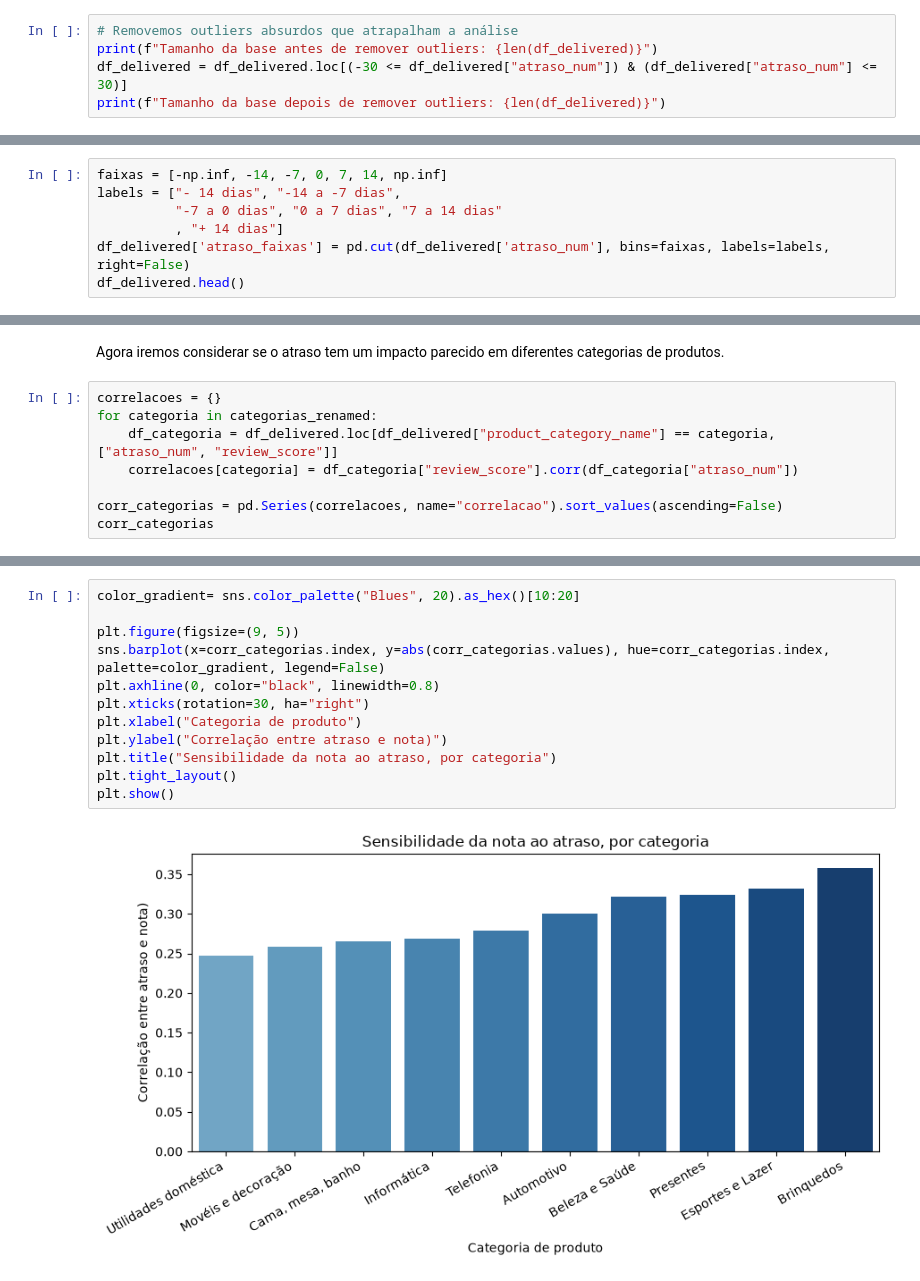
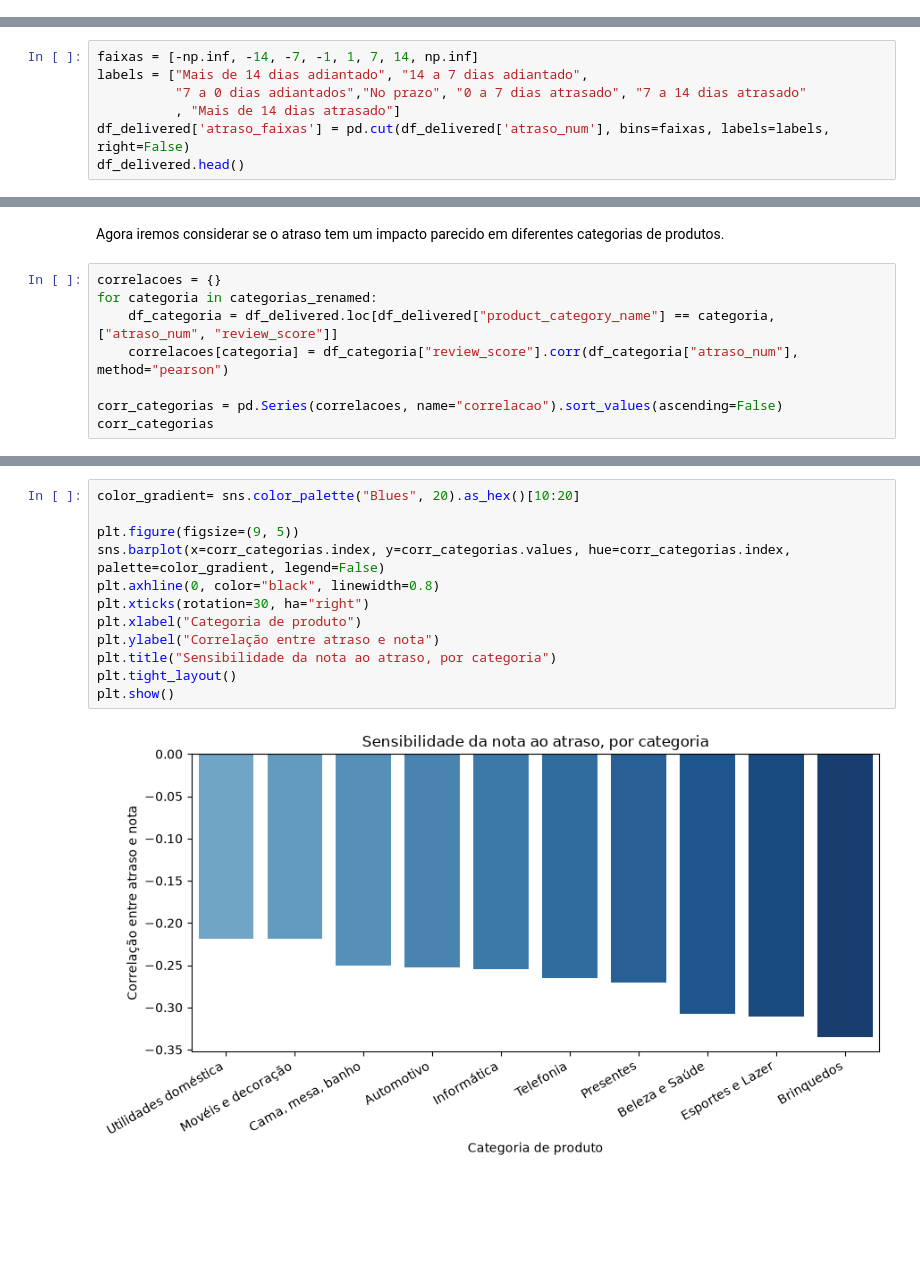
Before and after one commit to teto1034/Insper-Data-CB-Sprint-1, a Jupyter notebook: E-commerce atraso na entrega e avaliação do cliente.ipynb, the cells around one changed output, grey strips where cells are left out. Saved outputs shown, nothing was run; the diff lists cells and outputs as text; blank space fills up the shorter version.

```diff
--- a/E-commerce atraso na entrega e avaliação do cliente.ipynb
+++ b/E-commerce atraso na entrega e avaliação do cliente.ipynb
@@ -130,8 +131,3 @@ display(df_delivered.head())
 | 2 | 2 | 0bf736fd0fd5169d60de3699fcbcf986 | 6cd217b674e22cf568f6a2cf6060fd07 | delivered | 2017-12-21 16:21:47 | 2017-12-22 17:31:27 | ... |
 | 3 | 3 | 3aba44d8e554ab4bb8c09f6f78032ca8 | 82b838f513e00463174cc7cae7e76c1f | delivered | 2018-08-10 13:24:35 | 2018-08-10 13:35:21 | ... |
 | 4 | 4 | 6f0dfb5b5398b271cc6bbd9ee263530e | 8517e7c86998bf39a540087da6f115d9 | delivered | 2018-08-01 22:00:33 | 2018-08-01 22:15:19 | ... |
-# %%
-# Removemos outliers absurdos que atrapalham a análise
-print(f"Tamanho da base antes de remover outliers: {len(df_delivered)}")
-df_delivered = df_delivered.loc[(-30 <= df_delivered["atraso_num"]) & (df_delivered["atraso_num"] <= 30)]
-print(f"Tamanho da base depois de remover outliers: {len(df_delivered)}")
@@ -141,10 +134,10 @@ Tamanho da base depois de remover outliers: 93158
 # %% [markdown]
 Agora separamos os atrasos em faixas de valores para facilitar as análises.
 # %%
-faixas = [-np.inf, -14, -7, 0, 7, 14, np.inf]
-labels = ["- 14 dias", "-14 a -7 dias",
-          "-7 a 0 dias", "0 a 7 dias", "7 a 14 dias"
-          , "+ 14 dias"]
+faixas = [-np.inf, -14, -7, -1, 1, 7, 14, np.inf]
+labels = ["Mais de 14 dias adiantado", "14 a 7 dias adiantado",
+          "7 a 0 dias adiantados","No prazo", "0 a 7 dias atrasado", "7 a 14 dias atrasado"
+          , "Mais de 14 dias atrasado"]
 df_delivered['atraso_faixas'] = pd.cut(df_delivered['atraso_num'], bins=faixas, labels=labels, right=False)
 df_delivered.head()
 # %% [output]
@@ -304,7 +338,7 @@ Agora iremos considerar se o atraso tem um impacto parecido em diferentes catego
 correlacoes = {}
 for categoria in categorias_renamed:
     df_categoria = df_delivered.loc[df_delivered["product_category_name"] == categoria, ["atraso_num", "review_score"]]
-    correlacoes[categoria] = df_categoria["review_score"].corr(df_categoria["atraso_num"])
+    correlacoes[categoria] = df_categoria["review_score"].corr(df_categoria["atraso_num"], method="pearson")
 
 corr_categorias = pd.Series(correlacoes, name="correlacao").sort_values(ascending=False)
 corr_categorias
@@ -323,14 +357,14 @@ Name: correlacao, dtype: float64
 # %%
 color_gradient= sns.color_palette("Blues", 20).as_hex()[10:20]
 
 plt.figure(figsize=(9, 5))
-sns.barplot(x=corr_categorias.index, y=abs(corr_categorias.values), hue=corr_categorias.index, palette=color_gradient, legend=False)
+sns.barplot(x=corr_categorias.index, y=corr_categorias.values, hue=corr_categorias.index, palette=color_gradient, legend=False)
 plt.axhline(0, color="black", linewidth=0.8)
 plt.xticks(rotation=30, ha="right")
 plt.xlabel("Categoria de produto")
-plt.ylabel("Correlação entre atraso e nota)")
+plt.ylabel("Correlação entre atraso e nota")
 plt.title("Sensibilidade da nota ao atraso, por categoria")
 plt.tight_layout()
 plt.show()
 # %% [output]
-[figure, old version]
+[figure, new version]
```
Also changed, not shown: parts of 15 cells of this notebook.
